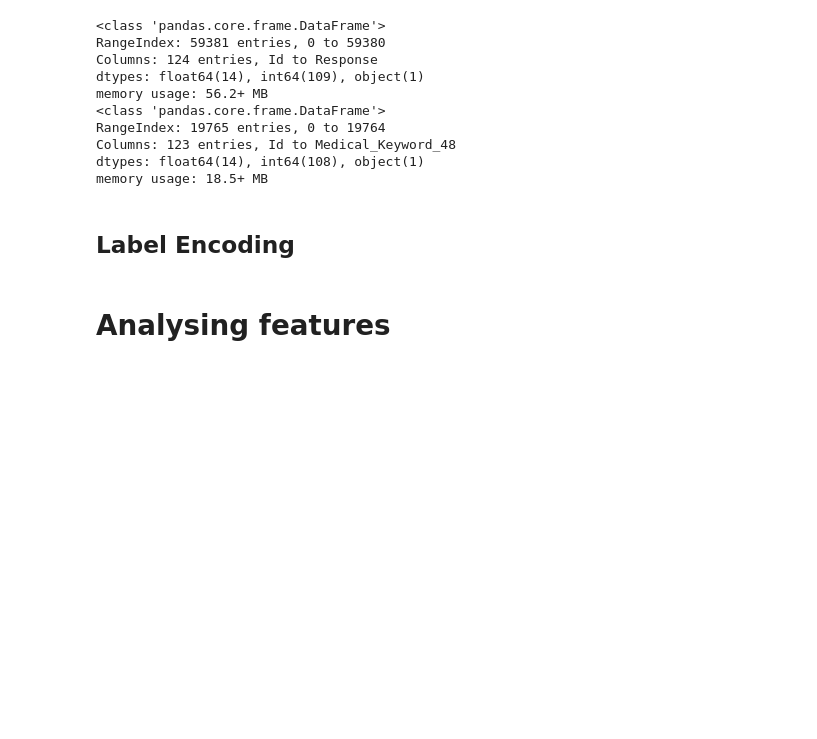
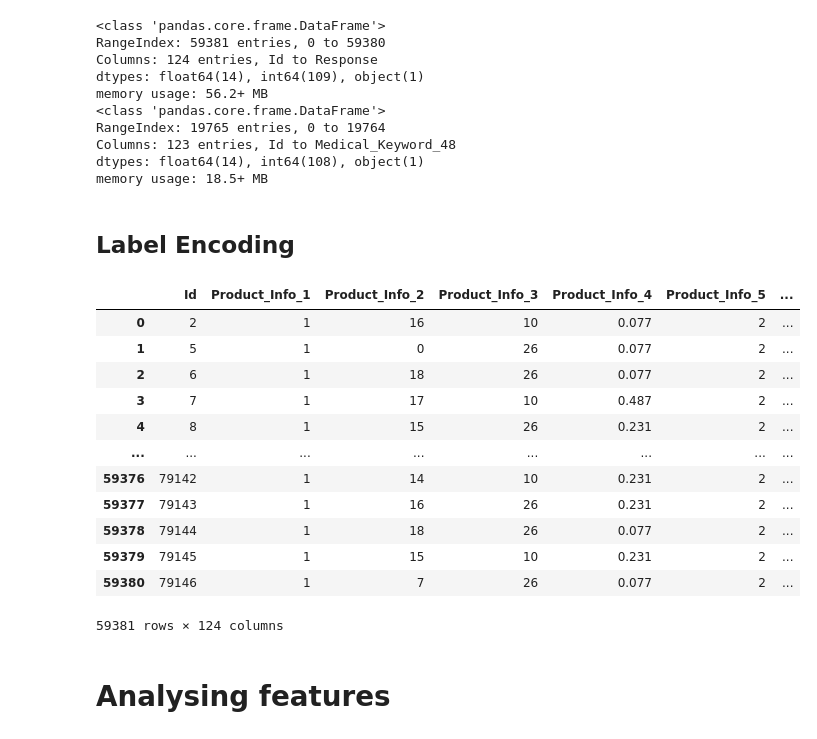
Before and after one commit to ibrahim-Sobh/ai-project-methodology, a Jupyter notebook: notebooks/modeling/EDA_and_Modeling.ipynb, the cells around one changed output. Saved outputs shown, nothing was run; the diff lists cells and outputs as text; code cells hidden in the pictures; blank space fills up the shorter version.

```diff
--- a/notebooks/modeling/EDA_and_Modeling.ipynb
+++ b/notebooks/modeling/EDA_and_Modeling.ipynb
@@ -242,6 +248,23 @@ from sklearn.preprocessing import LabelEncoder
 le=LabelEncoder()
 train.loc[:,obj_train]=le.fit_transform(train[obj_train].values.ravel())
 test.loc[:,obj_test]=le.fit(test[obj_test].values.ravel())
+# %%
+train_encoded=train.copy()
+train_encoded
+# %% [output]
+|  | Id | Product_Info_1 | Product_Info_2 | Product_Info_3 | Product_Info_4 | Product_Info_5 | ... |
+| 0 | 2 | 1 | 16 | 10 | 0.077 | 2 | ... |
+| 1 | 5 | 1 | 0 | 26 | 0.077 | 2 | ... |
+| 2 | 6 | 1 | 18 | 26 | 0.077 | 2 | ... |
+| 3 | 7 | 1 | 17 | 10 | 0.487 | 2 | ... |
+| 4 | 8 | 1 | 15 | 26 | 0.231 | 2 | ... |
+| ... | ... | ... | ... | ... | ... | ... | ... |
+| 59376 | 79142 | 1 | 14 | 10 | 0.231 | 2 | ... |
+| 59377 | 79143 | 1 | 16 | 26 | 0.231 | 2 | ... |
+| 59378 | 79144 | 1 | 18 | 26 | 0.077 | 2 | ... |
+| 59379 | 79145 | 1 | 15 | 10 | 0.231 | 2 | ... |
+| 59380 | 79146 | 1 | 7 | 26 | 0.077 | 2 | ... |
+59381 rows × 124 columns
 # %% [markdown]
 #  **Analysing features**
 # %% [markdown]
```
Also changed, not shown: parts of 13 cells of this notebook, 1 other file.
